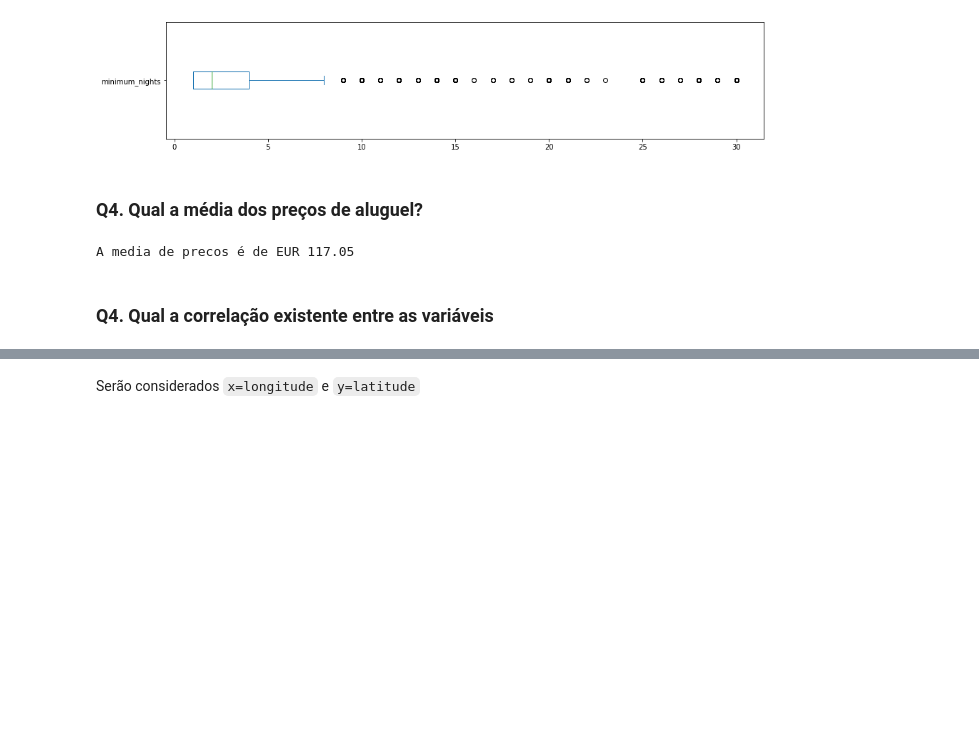
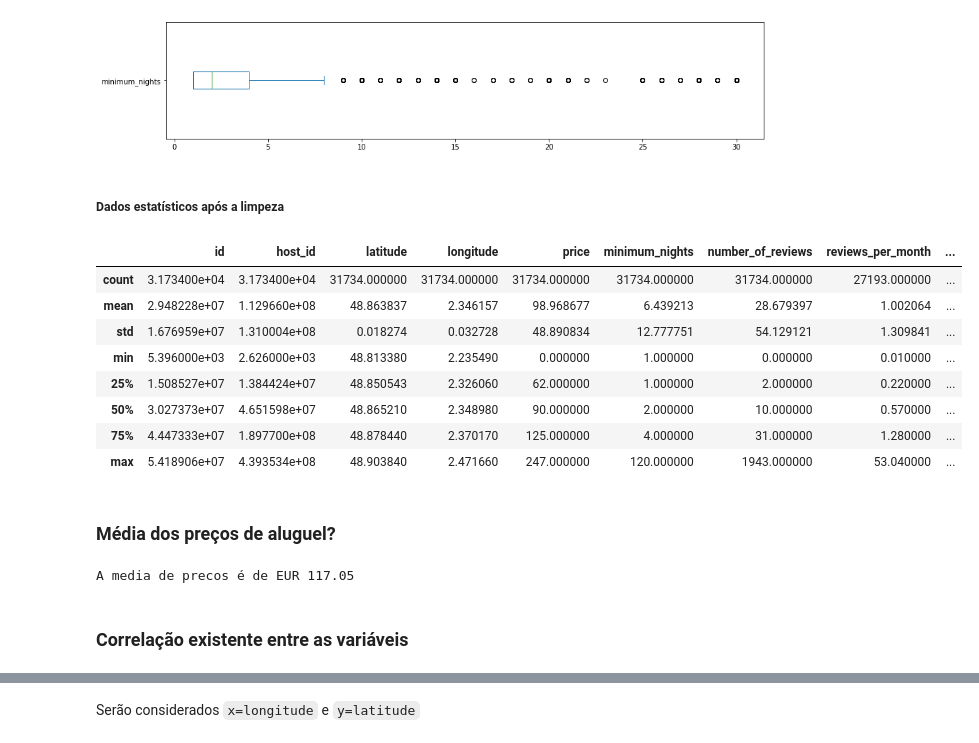
Before and after one commit to aronnly/Dados_do_Airbnb, a Jupyter notebook: [Template]_Analisando_os_Dados_do_Airbnb.ipynb, the cells around one changed output, grey strips where cells are left out. Saved outputs shown, nothing was run; the diff lists cells and outputs as text; code cells hidden in the pictures; blank space fills up the shorter version.

```diff
--- a/[Template]_Analisando_os_Dados_do_Airbnb.ipynb
+++ b/[Template]_Analisando_os_Dados_do_Airbnb.ipynb
@@ -207,12 +344,26 @@ df_clean.price.plot(kind = 'box', vert = False, figsize = (15,3));
 df_clean.minimum_nights.plot(kind = 'box', vert = False, figsize = (15,3));
 # %% [output]
 [figure]
+# %% [markdown]
+##### Dados estatísticos após a limpeza
+# %%
+df_clean.describe()
+# %% [output]
+|  | id | host_id | latitude | longitude | price | minimum_nights | number_of_reviews | reviews_per_month | ... |
+| count | 3.173400e+04 | 3.173400e+04 | 31734.000000 | 31734.000000 | 31734.000000 | 31734.000000 | 31734.000000 | 27193.000000 | ... |
+| mean | 2.948228e+07 | 1.129660e+08 | 48.863837 | 2.346157 | 98.968677 | 6.439213 | 28.679397 | 1.002064 | ... |
+| std | 1.676959e+07 | 1.310004e+08 | 0.018274 | 0.032728 | 48.890834 | 12.777751 | 54.129121 | 1.309841 | ... |
+| min | 5.396000e+03 | 2.626000e+03 | 48.813380 | 2.235490 | 0.000000 | 1.000000 | 0.000000 | 0.010000 | ... |
+| 25% | 1.508527e+07 | 1.384424e+07 | 48.850543 | 2.326060 | 62.000000 | 1.000000 | 2.000000 | 0.220000 | ... |
+| 50% | 3.027373e+07 | 4.651598e+07 | 48.865210 | 2.348980 | 90.000000 | 2.000000 | 10.000000 | 0.570000 | ... |
+| 75% | 4.447333e+07 | 1.897700e+08 | 48.878440 | 2.370170 | 125.000000 | 4.000000 | 31.000000 | 1.280000 | ... |
+| max | 5.418906e+07 | 4.393534e+08 | 48.903840 | 2.471660 | 247.000000 | 120.000000 | 1943.000000 | 53.040000 | ... |
 # %% [markdown]
-### **Q4. Qual a média dos preços de aluguel?**
+### **Média dos preços de aluguel?**
 # %%
 # ver a média da coluna `price``
 print("A media de precos é de EUR {:.2f}".format(df_clean.price.mean()))
 # %% [output]
 A media de precos é de EUR 117.05
 # %% [markdown]
-### **Q4. Qual a correlação existente entre as variáveis**
+### **Correlação existente entre as variáveis**
```
Also changed, not shown: parts of 43 cells of this notebook.
